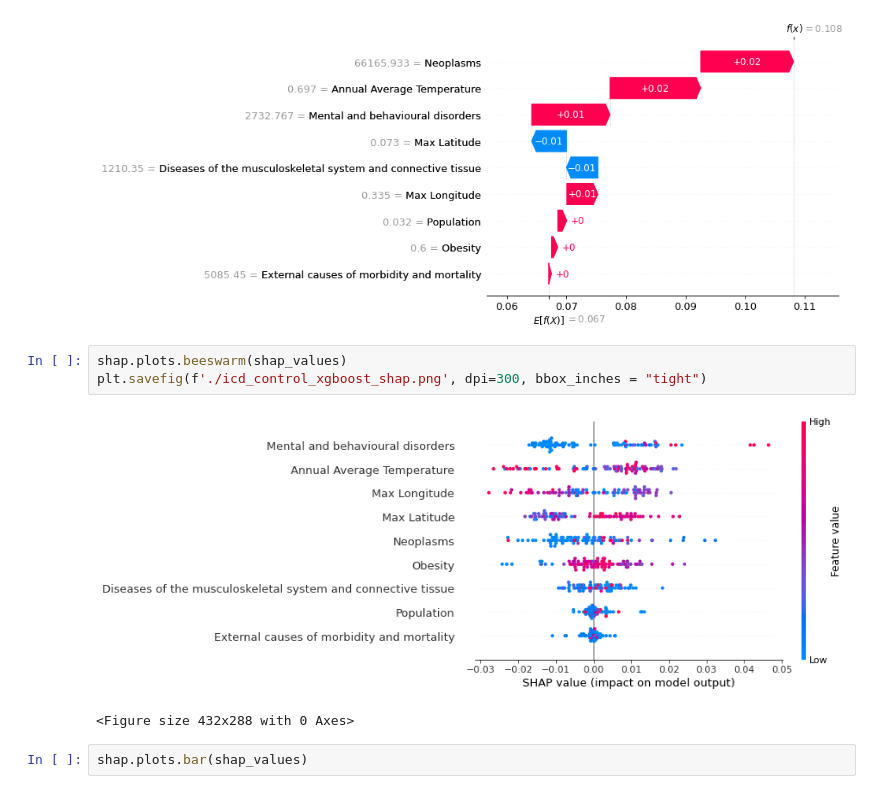
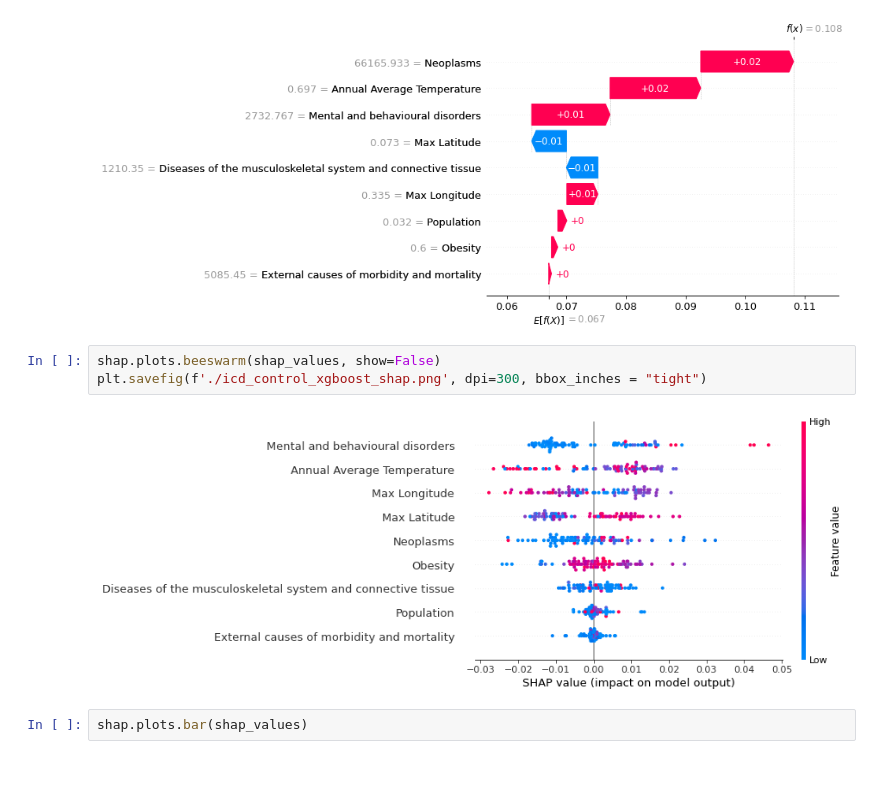
Before and after one commit to risto-trajanov/covid-19-explainable-healthy-diet, a Jupyter notebook: regression/xgboost_icd10_control_only_deaths_prediction.ipynb, the cells around one changed output. Cells and saved outputs as stored; diff of their text form.

```diff
--- a/regression/xgboost_icd10_control_only_deaths_prediction.ipynb
+++ b/regression/xgboost_icd10_control_only_deaths_prediction.ipynb
@@ -131,11 +131,10 @@ shap.plots.waterfall(shap_values[0])
 # %% [output]
 [figure]
 # %%
-shap.plots.beeswarm(shap_values)
+shap.plots.beeswarm(shap_values, show=False)
 plt.savefig(f'./icd_control_xgboost_shap.png', dpi=300, bbox_inches = "tight")
 # %% [output]
-[figure, old version]
+[figure, new version]
-<Figure size 432x288 with 0 Axes>
 # %%
 shap.plots.bar(shap_values)
 # %% [output]
```
Also changed, not shown: 13 other files.
